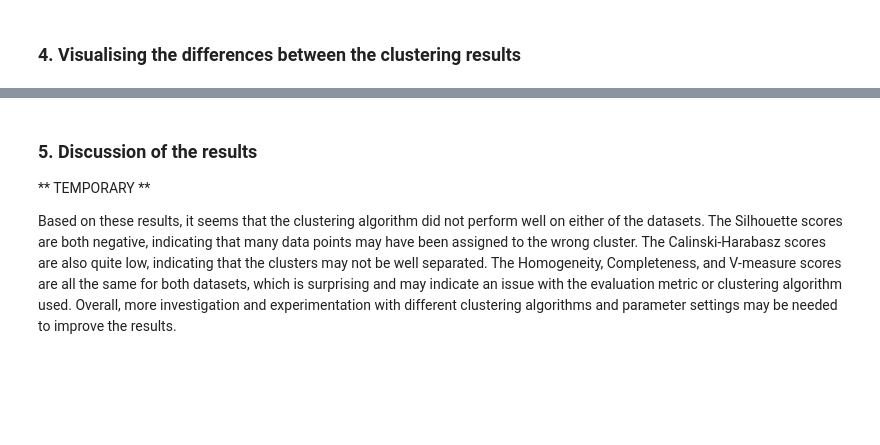
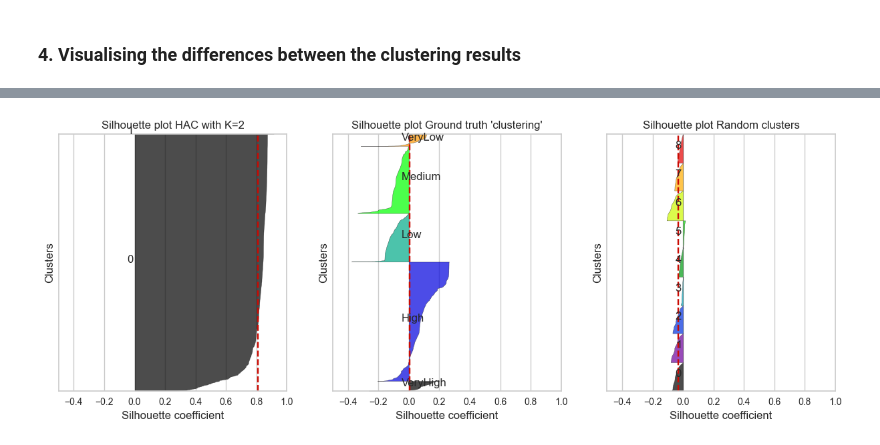
Before and after one commit to AntunesCSR/DM_Group_Project, a Jupyter notebook: HA3/HA3_G19.ipynb, the cells around one changed output, grey strips where cells are left out. Saved outputs shown, nothing was run; the diff lists cells and outputs as text; code cells hidden in the pictures; blank space fills up the shorter version.

```diff
--- a/HA3/HA3_G19.ipynb
+++ b/HA3/HA3_G19.ipynb
@@ -715,3 +617,7 @@ array([1, 1, 1, ..., 2, 2, 2])
+# %%
+# HAC for unique_m_df (X_u)
+K=2
+hac_X_u = AgglomerativeClustering(n_clusters=K, linkage='single').fit(X_u_scaled)
 # %%
 # KMeams clustering for unique_m_df (X_u)
 K=9
@@ -786,6 +671,9 @@ plt.show()
-# %% [markdown]
-### 5. Discussion of the results
-
-** TEMPORARY **
-
-Based on these results, it seems that the clustering algorithm did not perform well on either of the datasets. The Silhouette scores are both negative, indicating that many data points may have been assigned to the wrong cluster. The Calinski-Harabasz scores are also quite low, indicating that the clusters may not be well separated. The Homogeneity, Completeness, and V-measure scores are all the same for both datasets, which is surprising and may indicate an issue with the evaluation metric or clustering algorithm used. Overall, more investigation and experimentation with different clustering algorithms and parameter settings may be needed to improve the results.
+# %%
+# Silhouette plots for Unique df with HAC (X_u)
+fig = plt.figure(figsize=(15, 5))
+ax1 = drawSilhouette(X_u_scaled, hac_X_u.labels_, header="HAC with K=2", pos=131)
+ax2 = drawSilhouette(X_u_scaled, y_u, header="Ground truth 'clustering'", pos=132)
+ax3 = drawSilhouette(X_u_scaled, rand_clust_u, header="Random clusters", pos=133)
+plt.show()
+# %% [output]
+[figure, added]
```
Also changed, not shown: parts of 42 cells of this notebook.
